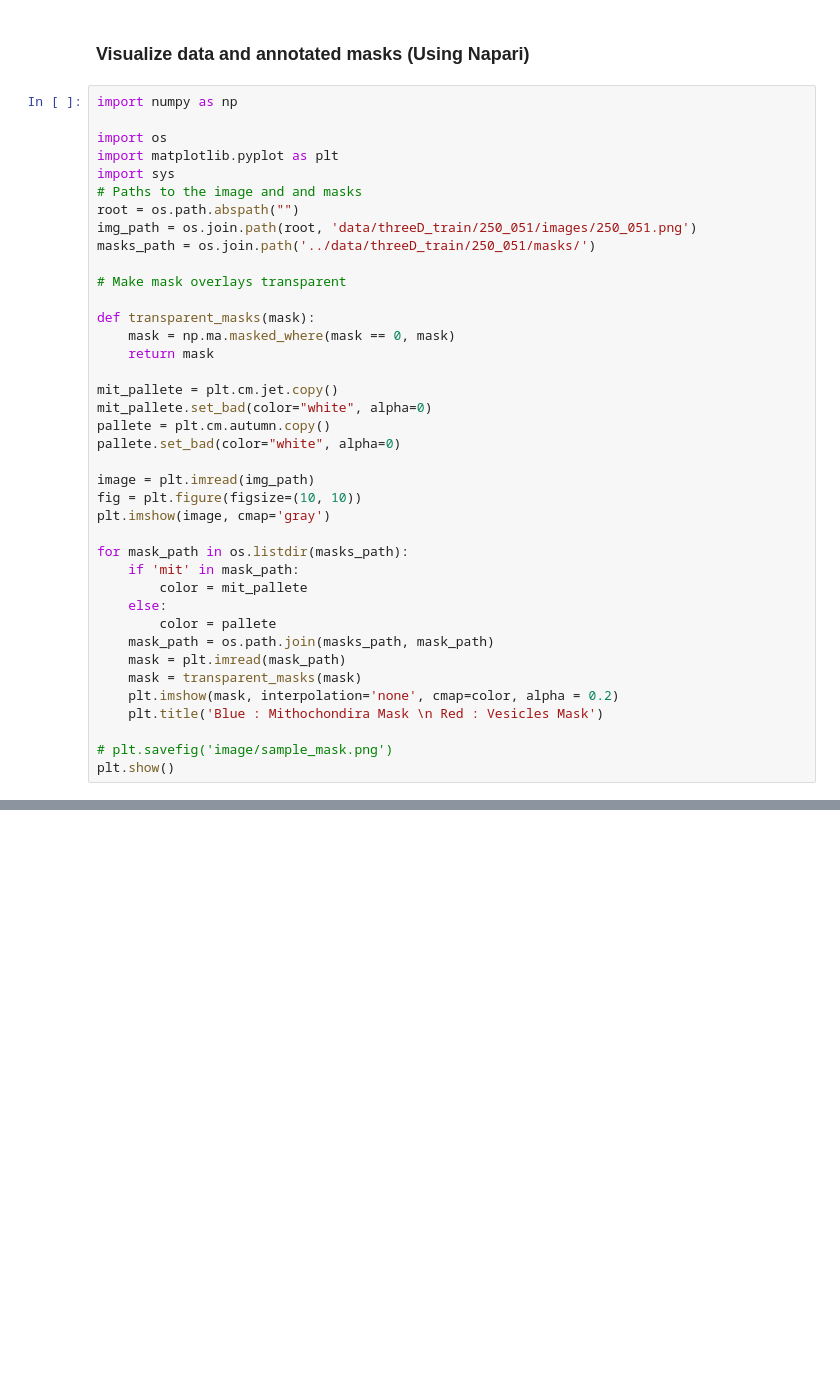
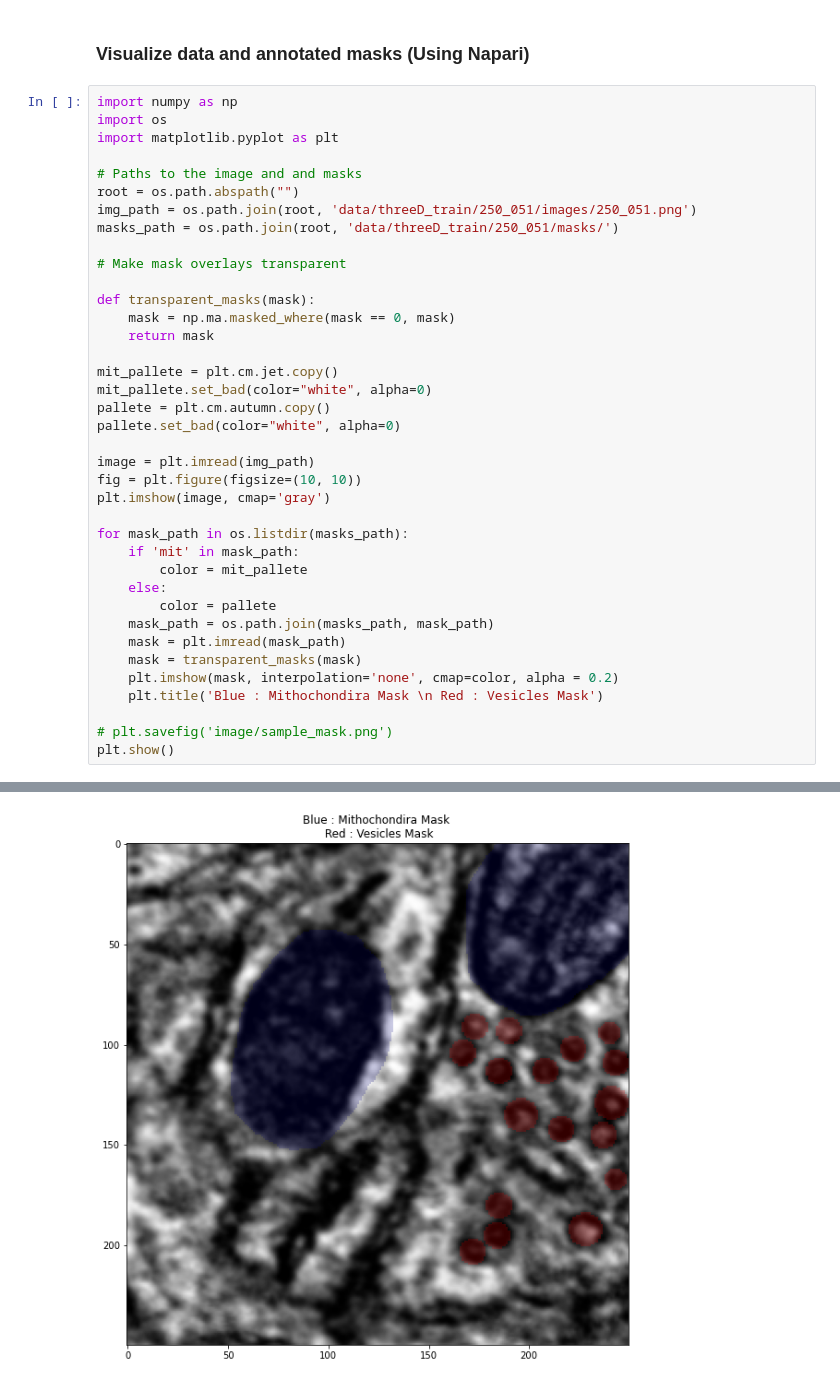
Before and after one commit to AllenInstitute/VesicleSegmentation, a Jupyter notebook: image/sample_annotation_visuaoization.ipynb, the cells around one changed output, grey strips where cells are left out. Drawn from its saved outputs; the diff is of its cells as text; blank space fills up the shorter version.

```diff
--- a/image/sample_annotation_visuaoization.ipynb
+++ b/image/sample_annotation_visuaoization.ipynb
@@ -2,14 +2,13 @@
 ### Visualize data and annotated masks (Using Napari)
 # %%
 import numpy as np
-
 import os
 import matplotlib.pyplot as plt
-import sys
+
 # Paths to the image and and masks
 root = os.path.abspath("")
-img_path = os.join.path(root, 'data/threeD_train/250_051/images/250_051.png')
-masks_path = os.join.path('../data/threeD_train/250_051/masks/')
+img_path = os.path.join(root, 'data/threeD_train/250_051/images/250_051.png')
+masks_path = os.path.join(root, 'data/threeD_train/250_051/masks/')
 
 # Make mask overlays transparent
 
@@ -43,0 +42 @@ TypeError: 'list' object is not callable
+[figure, added]
```
Also changed, not shown: parts of 3 cells of this notebook.
